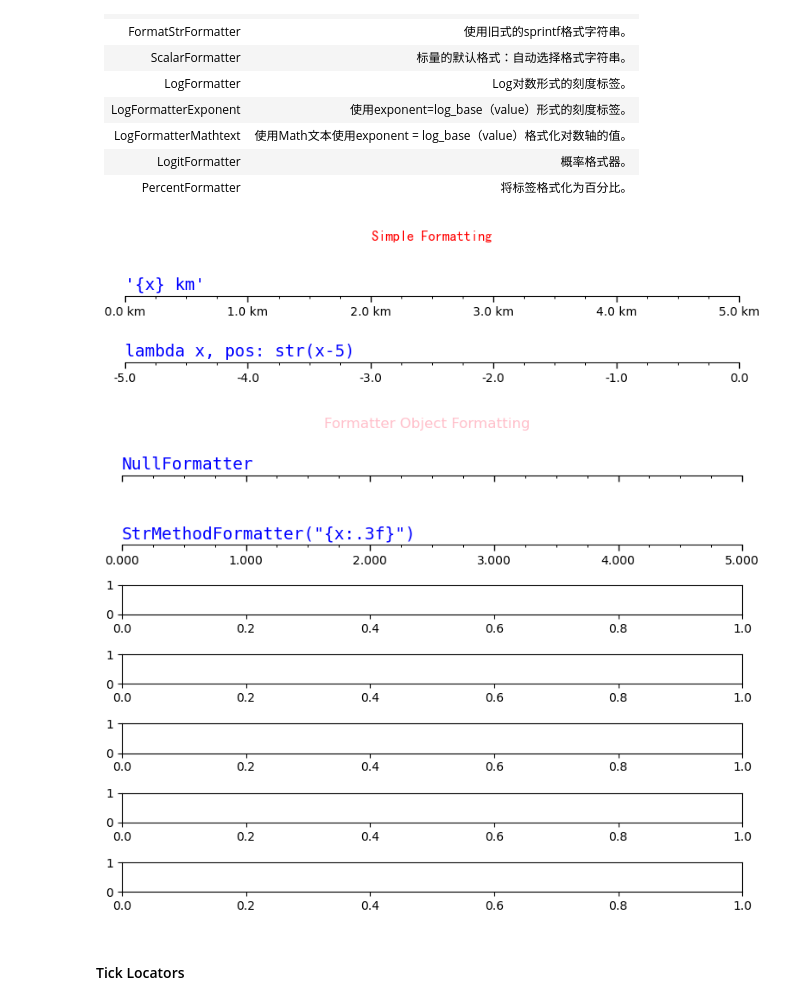
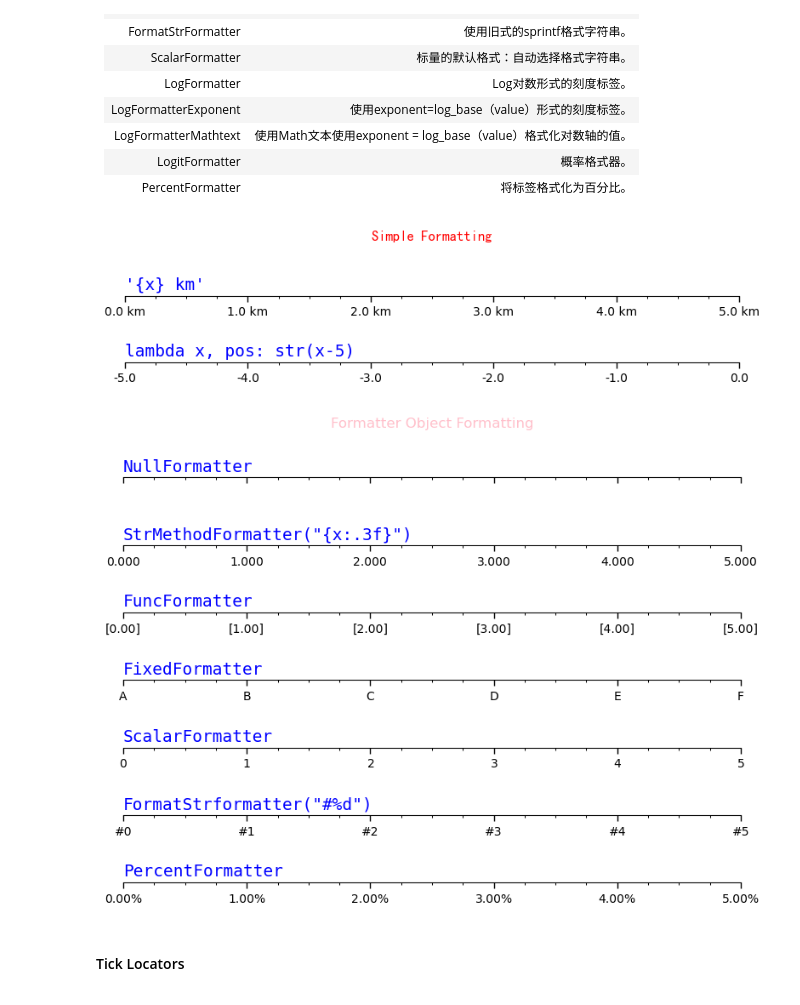
Before and after one commit to GGuo888/fantastic-matplotlib, a Jupyter notebook: practice/day04.ipynb, the cells around one changed output. Drawn from its saved outputs; the diff is of its cells as text; code cells hidden in the pictures.

```diff
--- a/practice/day04.ipynb
+++ b/practice/day04.ipynb
@@ -304,35 +318,54 @@ def setup_formatter(ax,title):
 fig0,axs0 = plt.subplots(2,1,figsize=(8,2))
 fig0.suptitle('Simple Formatting',family='SimHei',c='red')
 setup_formatter(axs0[0], title="'{x} km'")
 axs0[0].xaxis.set_major_formatter('{x} km')
 
 setup_formatter(axs0[1], title="lambda x, pos: str(x-5)")
 axs0[1].xaxis.set_major_formatter(lambda x, pos: str(x-5))
 
 fig0.tight_layout()
 
 fig1,axs1 = plt.subplots(7,1,figsize=(8,6))
-fig1.suptitle('Formatter Object Formatting',c='pink')
+fig1.suptitle('Formatter Object Formatting',c='pink',weight='book')
 
 # nullFormatter
 setup_formatter(axs1[0],title='NullFormatter')
 axs1[0].xaxis.set_major_formatter(ticker.NullFormatter())
 
 # StrMethod Formatter
 setup_formatter(axs1[1],title='StrMethodFormatter("{x:.3f}")')
 axs1[1].xaxis.set_major_formatter(ticker.StrMethodFormatter('{x:.3f}'))
 
 # FuncFormatter can be used as a decorator
 @ticker.FuncFormatter
 def major_formatter(x,pos):
     return f'[{x:.2f}]'
 
+setup_formatter(axs1[2],title='FuncFormatter')
+axs1[2].xaxis.set_major_formatter(major_formatter)
 
+setup_formatter(axs1[3],title='FixedFormatter')
+# FixedFormatter should only be used together with FixedLocator.
+# Otherwise, one cannot be sure where the labels will end up.
+axs1[3].xaxis.set_major_locator(ticker.FixedLocator([0,1,2,3,4,5]))
+axs1[3].xaxis.set_major_formatter(ticker.FixedFormatter(list('ABCDEF')))
+
+# ScalarFormatter
+setup_formatter(axs1[4],title='ScalarFormatter')
+axs1[4].xaxis.set_major_formatter(ticker.ScalarFormatter(useMathText=True))
+
+# FormatStr formatter
+setup_formatter(axs1[5],title='FormatStrformatter("#%d")')
+axs1[5].xaxis.set_major_formatter(ticker.FormatStrFormatter("#%d"))
+
+# Percent formatter
+setup_formatter(axs1[6],title='PercentFormatter')
+axs1[6].xaxis.set_major_formatter(ticker.PercentFormatter(decimals=2))
 
 fig1.tight_layout()
 # %% [output]
 [figure]
-[figure, old version]
+[figure, new version]
 # %% [markdown]
 #### Tick Locators
 # %%
```
Also changed, not shown: parts of 20 cells of this notebook.
